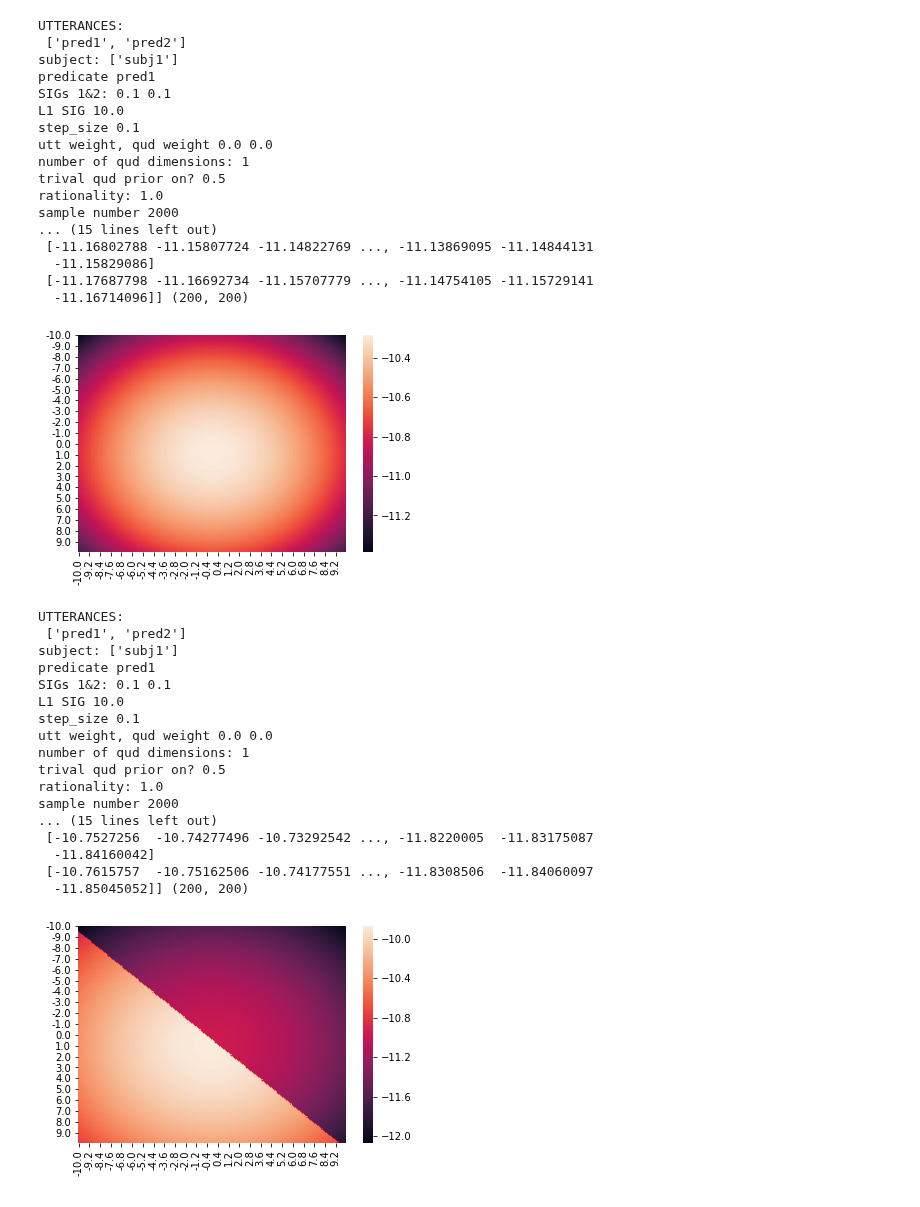
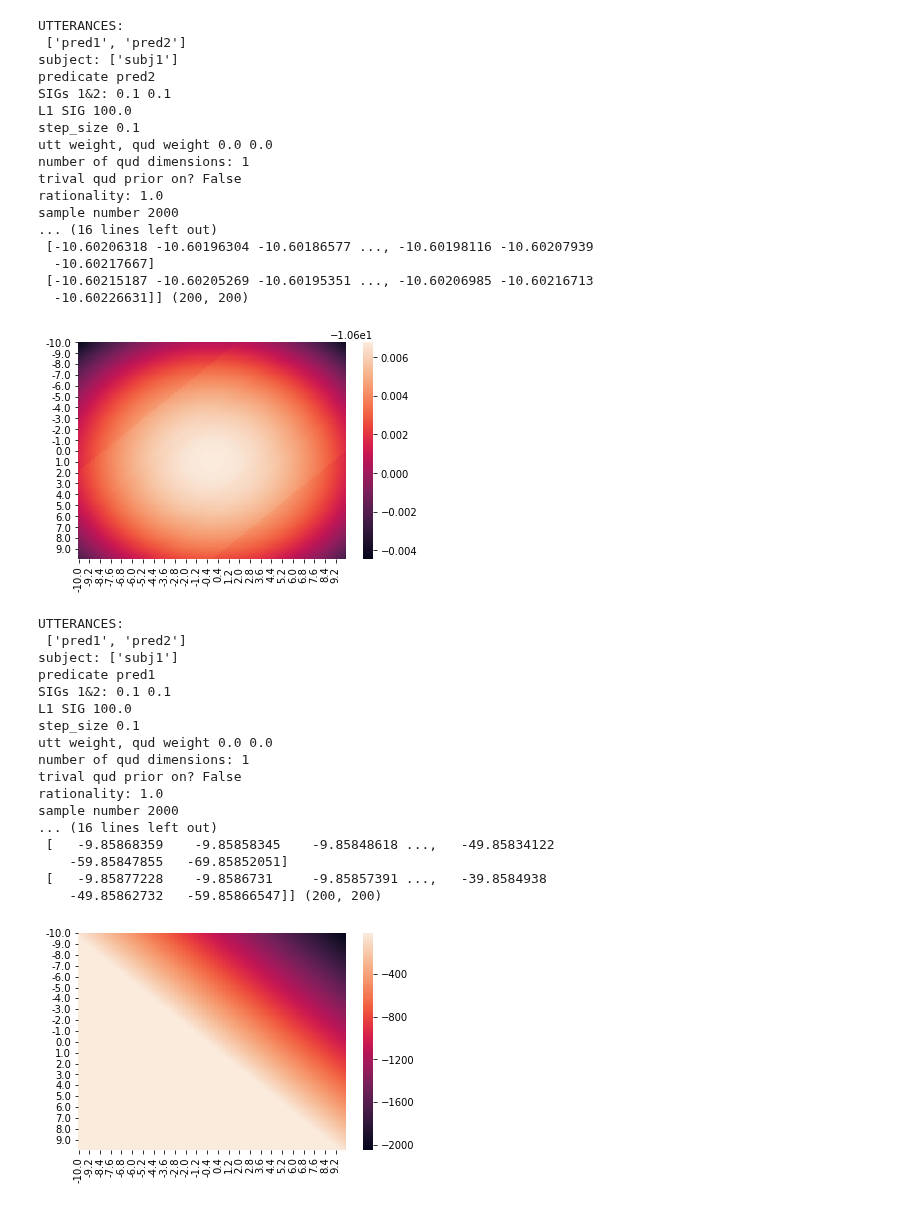
Before and after one commit to reubenharry/Distributional-RSA, a Jupyter notebook: heatmaps.ipynb, the cells around one changed output. Saved outputs shown, nothing was run; the diff lists cells and outputs as text; code cells hidden in the pictures.

Commit message:
heatmaps

```diff
--- a/heatmaps.ipynb
+++ b/heatmaps.ipynb
@@ -7,9 +7,9 @@ import seaborn
 from dist_rsa.models.debugging.l1_discrete import l1_model
 %matplotlib inline
 # %%
-def titrate(size,amount,l1_sig1,quds,only_trivial):
+def titrate(size,amount,l1_sig1,quds,only_trivial,pred):
     world_samples = l1_model(subj="subj1",
-                             pred="pred1",
+                             pred=pred,
                              sig1=0.1,
                              sig2=0.1,
                              l1_sig1=l1_sig1,
@@ -20,44 +20,44 @@ def titrate(size,amount,l1_sig1,quds,only_trivial):
     hm = pnd.DataFrame(world_samples,columns=np.arange(-size,size)*amount,index=np.arange(-size,size)*amount)
     seaborn.heatmap(hm)
 # %%
-titrate(size=100,amount=0.1,l1_sig1=10.0,quds=['qud1'],only_trivial=True)
+titrate(size=100,amount=0.1,l1_sig1=100.0,quds=['qud1'],pred='pred2',only_trivial=False)
 # %% [output]
 UTTERANCES:
  ['pred1', 'pred2']
 subject: ['subj1']
-predicate pred1
+predicate pred2
 SIGs 1&2: 0.1 0.1
-L1 SIG 10.0
+L1 SIG 100.0
 step_size 0.1
 utt weight, qud weight 0.0 0.0
 number of qud dimensions: 1
-trival qud prior on? 0.5
+trival qud prior on? False
 rationality: 1.0
 sample number 2000
-... (15 lines left out)
- [-11.16802788 -11.15807724 -11.14822769 ..., -11.13869095 -11.14844131
-  -11.15829086]
- [-11.17687798 -11.16692734 -11.15707779 ..., -11.14754105 -11.15729141
-  -11.16714096]] (200, 200)
+... (16 lines left out)
+ [-10.60206318 -10.60196304 -10.60186577 ..., -10.60198116 -10.60207939
+  -10.60217667]
+ [-10.60215187 -10.60205269 -10.60195351 ..., -10.60206985 -10.60216713
+  -10.60226631]] (200, 200)
-[figure, old version]
+[figure, new version]
 # %%
-titrate(size=100,amount=0.1,l1_sig1=10.0,quds=['qud1','qud2'],only_trivial=True)
+titrate(size=100,amount=0.1,l1_sig1=100.0,quds=['qud2'],pred='pred1',only_trivial=False)
 # %% [output]
 UTTERANCES:
  ['pred1', 'pred2']
 subject: ['subj1']
 predicate pred1
 SIGs 1&2: 0.1 0.1
-L1 SIG 10.0
+L1 SIG 100.0
 step_size 0.1
 utt weight, qud weight 0.0 0.0
 number of qud dimensions: 1
-trival qud prior on? 0.5
+trival qud prior on? False
 rationality: 1.0
 sample number 2000
-... (15 lines left out)
- [-10.7527256  -10.74277496 -10.73292542 ..., -11.8220005  -11.83175087
-  -11.84160042]
- [-10.7615757  -10.75162506 -10.74177551 ..., -11.8308506  -11.84060097
-  -11.85045052]] (200, 200)
+... (16 lines left out)
+ [   -9.85868359    -9.85858345    -9.85848618 ...,   -49.85834122
+    -59.85847855   -69.85852051]
+ [   -9.85877228    -9.8586731     -9.85857391 ...,   -39.8584938
+    -49.85862732   -59.85866547]] (200, 200)
-[figure, old version]
+[figure, new version]
```
Also changed, not shown: parts of 1 cell of this notebook.
